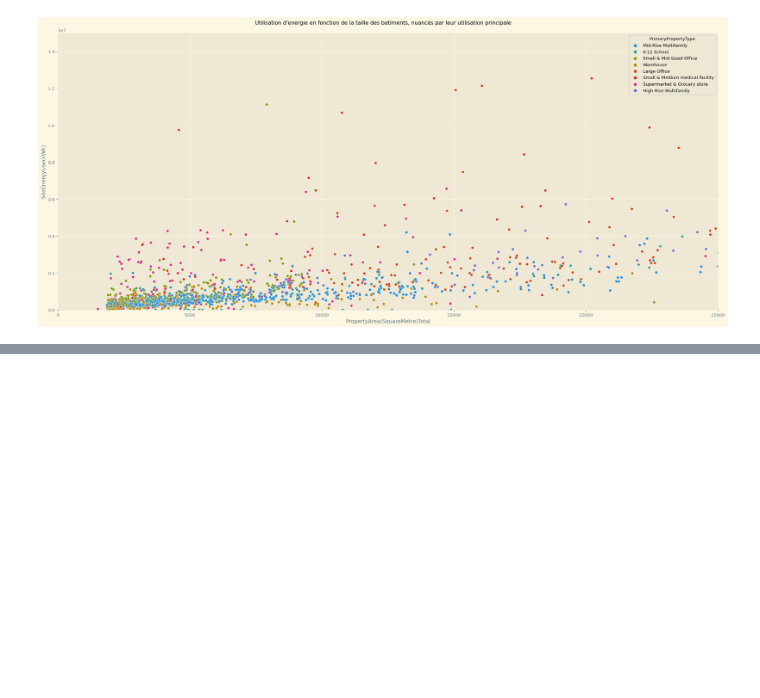
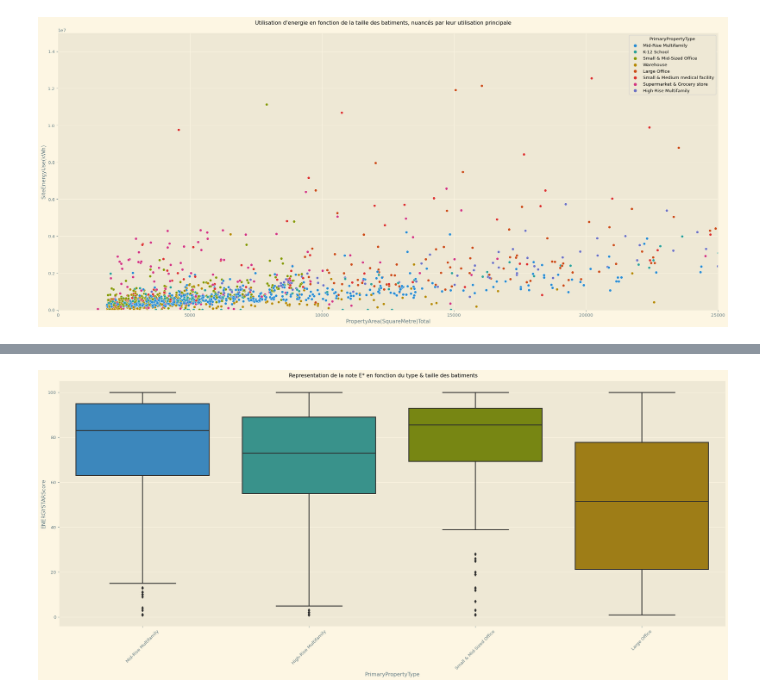
Before and after one commit to Psemp/ds_p4, a Jupyter notebook: first_look.ipynb, the cells around one changed output, grey strips where cells are left out. Drawn from its saved outputs; the diff is of its cells as text; code cells hidden in the pictures; blank space fills up the shorter version.

```diff
--- a/first_look.ipynb
+++ b/first_look.ipynb
@@ -797,0 +872,37 @@ plt.show()
+# %%
+hab_off = ["Mid-Rise Multifamily", "High-Rise Multifamily", "Small & Mid-Sized Office", "Large Office"]
+# %%
+fig, (ax1) = plt.subplots(
+    ncols=1,
+    nrows=1,
+    figsize=(22, 10),
+    dpi=pc_dpi,
+)
+
+data_es_ptype = df_sixteen[
+    (df_sixteen["PrimaryPropertyType"].isin(hab_off)) &
+    (df_sixteen["ENERGYSTARScore"].notna()) &
+    (df_sixteen["SiteEUI(kWh/m2)"].notna())
+    ]
+
+ax1 = sns.boxplot(
+        x=data_es_ptype["PrimaryPropertyType"],
+        y=data_es_ptype["ENERGYSTARScore"].astype(int),
+        data=data_es_ptype
+    )
+
+
+###
+# Titles/Lables
+ax1.set_xticklabels(
+    labels=hab_off,
+    rotation=45
+    )
+fig.suptitle("Representation de la note E* en fonction du type & taille des batiments")
+#
+###
+
+fig.tight_layout()
+plt.show()
+# %% [output]
+[figure, added]
```
Also changed, not shown: parts of 22 cells of this notebook.
